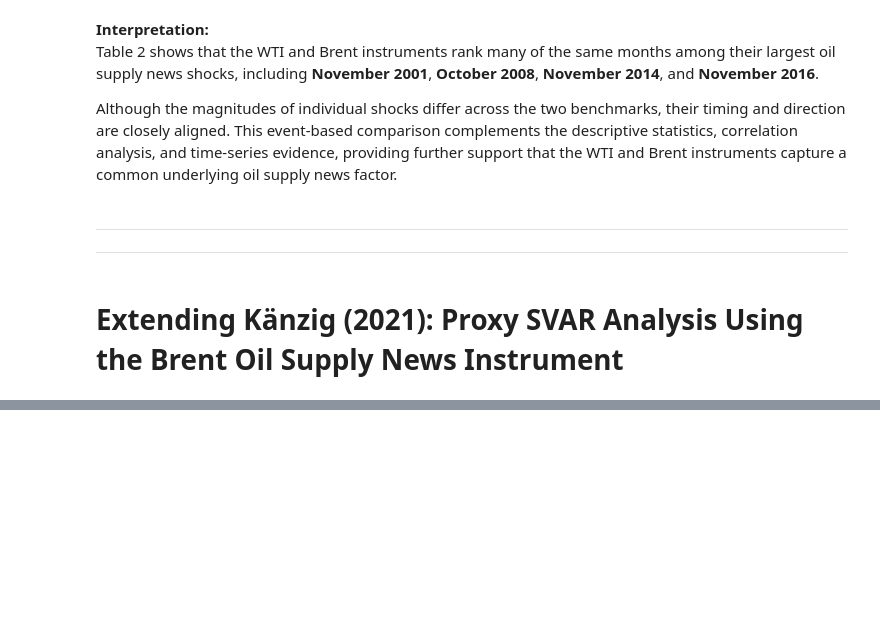
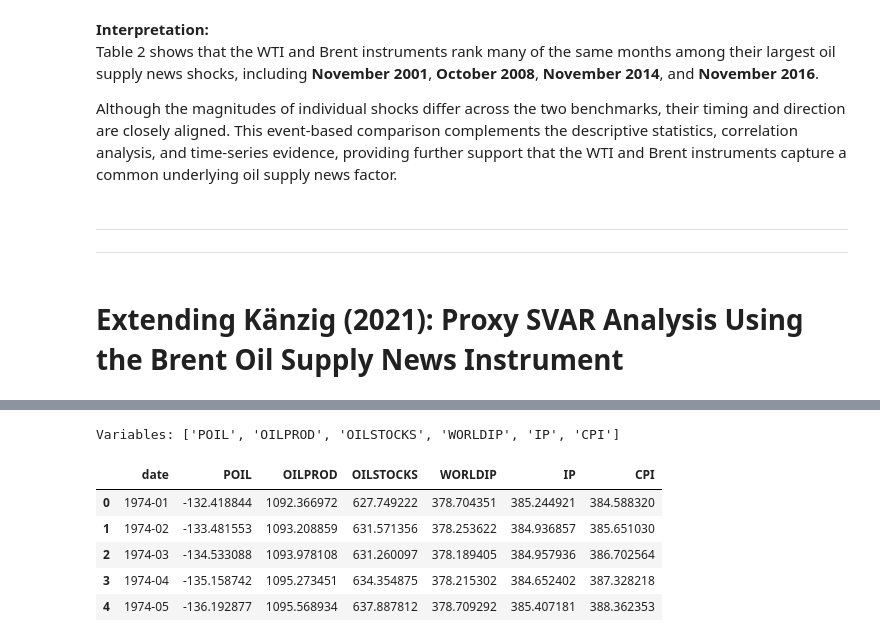
Before and after one commit to sedovanastasiia/macro_II_project, a Jupyter notebook: Yashna's Code/Code_Instrument_Replication.ipynb, the cells around one changed output, grey strips where cells are left out. Cells and saved outputs as stored; diff of their text form; code cells hidden in the pictures; blank space fills up the shorter version.

```diff
--- a/Yashna's Code/Code_Instrument_Replication.ipynb
+++ b/Yashna's Code/Code_Instrument_Replication.ipynb
@@ -1916,0 +1969,38 @@ Discuss:
+# %%
+# Locate Känzig's Brent-based monthly VAR dataset.
+BRENT_VAR_DATA_FILE = DATA_DIR / "dataBrentM.mat"
+
+db = loadmat(BRENT_VAR_DATA_FILE)
+
+var_names = [
+    np.asarray(x).squeeze().item()
+    for x in db["varNames"].ravel()
+]
+
+date_strings = [
+    np.asarray(x).squeeze().item()
+    for x in db["sampleDates"].ravel()
+]
+
+dates = (
+    pd.to_datetime(date_strings, format="%YM%m")
+    .to_period("M")
+)
+
+kaenzig = pd.DataFrame(
+    db["data"],
+    columns=var_names
+)
+
+kaenzig.insert(0, "date", dates)
+
+print("Variables:", var_names)
+display(kaenzig.head())
+# %% [output]
+Variables: ['POIL', 'OILPROD', 'OILSTOCKS', 'WORLDIP', 'IP', 'CPI']
+|  | date | POIL | OILPROD | OILSTOCKS | WORLDIP | IP | CPI |
+| 0 | 1974-01 | -132.418844 | 1092.366972 | 627.749222 | 378.704351 | 385.244921 | 384.588320 |
+| 1 | 1974-02 | -133.481553 | 1093.208859 | 631.571356 | 378.253622 | 384.936857 | 385.651030 |
+| 2 | 1974-03 | -134.533088 | 1093.978108 | 631.260097 | 378.189405 | 384.957936 | 386.702564 |
+| 3 | 1974-04 | -135.158742 | 1095.273451 | 634.354875 | 378.215302 | 384.652402 | 387.328218 |
+| 4 | 1974-05 | -136.192877 | 1095.568934 | 637.887812 | 378.709292 | 385.407181 | 388.362353 |
```
Also changed, not shown: parts of 38 cells of this notebook, 5 other files.
